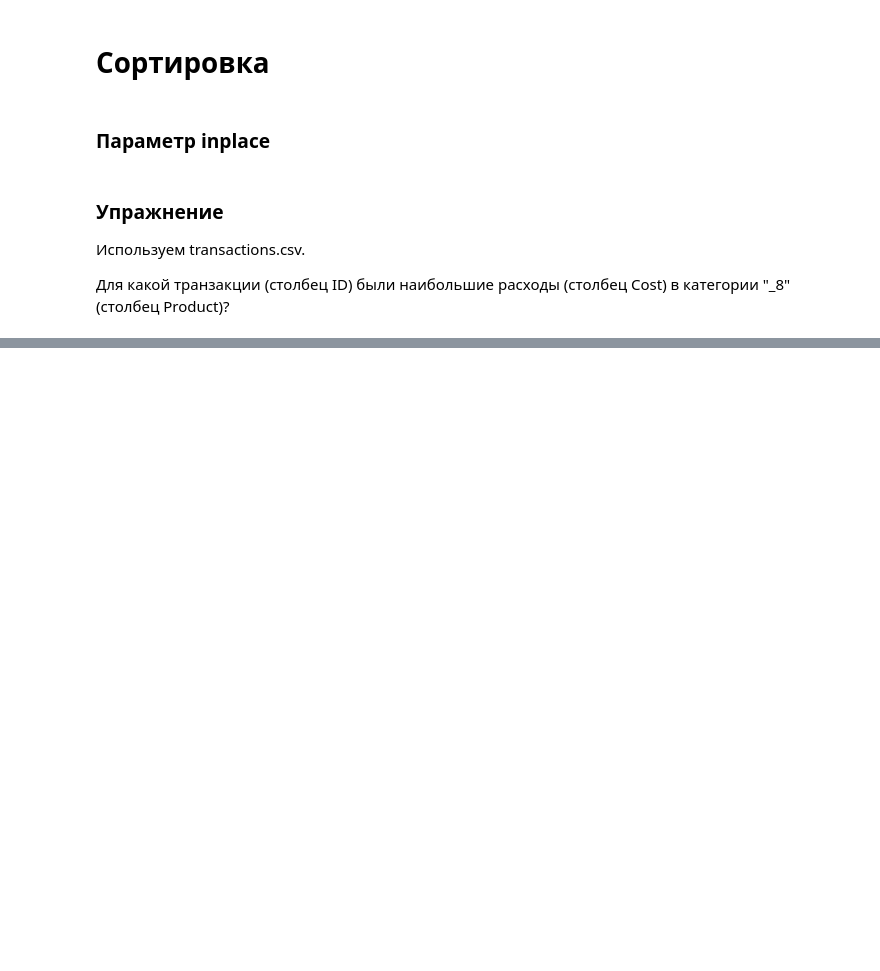
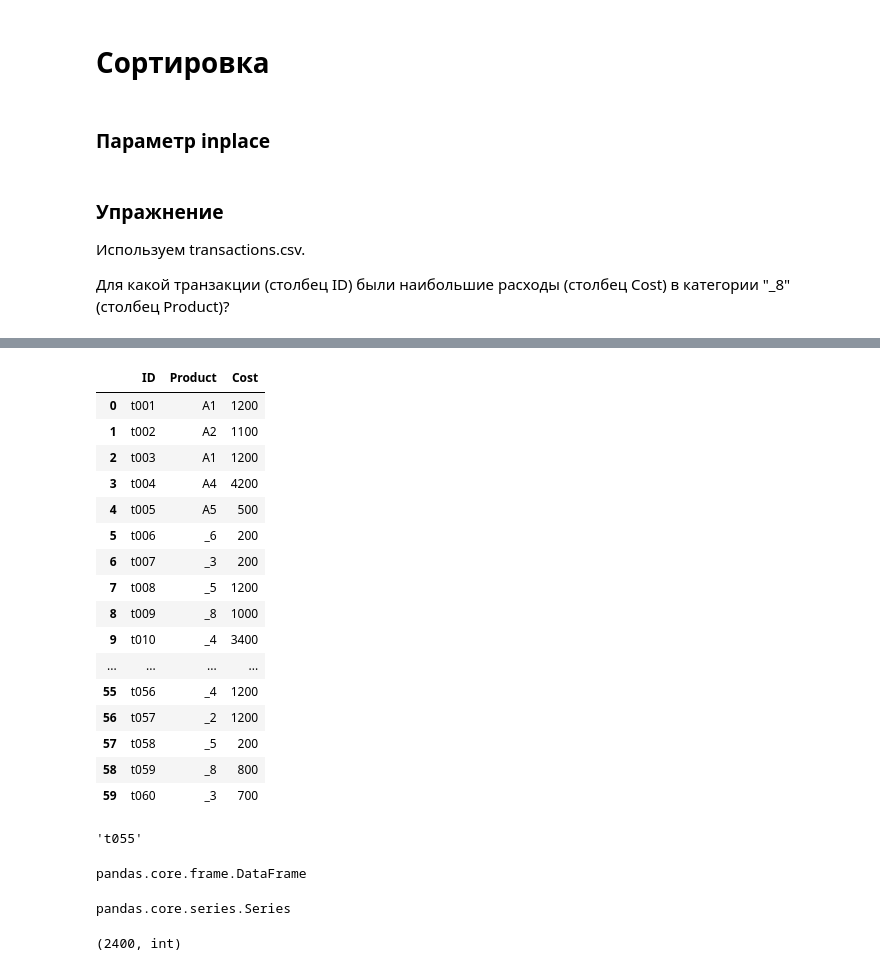
Before and after one commit to Rebeil/Python, a Jupyter notebook: 12.pandas/Python_12_pandas_basics.ipynb, the cells around one changed output, grey strips where cells are left out. Cells and saved outputs as stored; diff of their text form; code cells hidden in the pictures; blank space fills up the shorter version.

```diff
--- a/12.pandas/Python_12_pandas_basics.ipynb
+++ b/12.pandas/Python_12_pandas_basics.ipynb
@@ -164,3 +449,6 @@ data.sort_values(by=['country', 'year', 'quantity'], ascending=[True, True, Fals
 Используем transactions.csv.
 
 Для какой транзакции (столбец ID) были наибольшие расходы (столбец Cost) в категории "_8" (столбец Product)?
+# %%
+transactions = pd.read_csv('transactions.csv')
+transactions.head()
@@ -166,0 +462,36 @@ data.sort_values(by=['country', 'year', 'quantity'], ascending=[True, True, Fals
+# %%
+transactions[['ID','Product', 'Cost']]
+# %% [output]
+|  | ID | Product | Cost |
+| 0 | t001 | A1 | 1200 |
+| 1 | t002 | A2 | 1100 |
+| 2 | t003 | A1 | 1200 |
+| 3 | t004 | A4 | 4200 |
+| 4 | t005 | A5 | 500 |
+| 5 | t006 | _6 | 200 |
+| 6 | t007 | _3 | 200 |
+| 7 | t008 | _5 | 1200 |
+| 8 | t009 | _8 | 1000 |
+| 9 | t010 | _4 | 3400 |
+| ... | ... | ... | ... |
+| 55 | t056 | _4 | 1200 |
+| 56 | t057 | _2 | 1200 |
+| 57 | t058 | _5 | 200 |
+| 58 | t059 | _8 | 800 |
+| 59 | t060 | _3 | 700 |
+# %%
+transactions[transactions['Product'] == '_8'].sort_values('Cost', ascending=False)['ID'].values[0]
+# %% [output]
+'t055'
+# %%
+type(transactions[transactions['Product'] == '_8'].sort_values('Cost', ascending=False))
+# %% [output]
+pandas.core.frame.DataFrame
+# %%
+type(transactions[transactions['Product'] == '_8'].sort_values('Cost', ascending=False)['ID'].head(1))
+# %% [output]
+pandas.core.series.Series
+# %%
+max(transactions[transactions['Product'] == '_8']['Cost']), type(max(transactions[transactions['Product'] == '_8']['Cost']))
+# %% [output]
+(2400, int)
```
Also changed, not shown: parts of 70 cells of this notebook, 1 other file.
